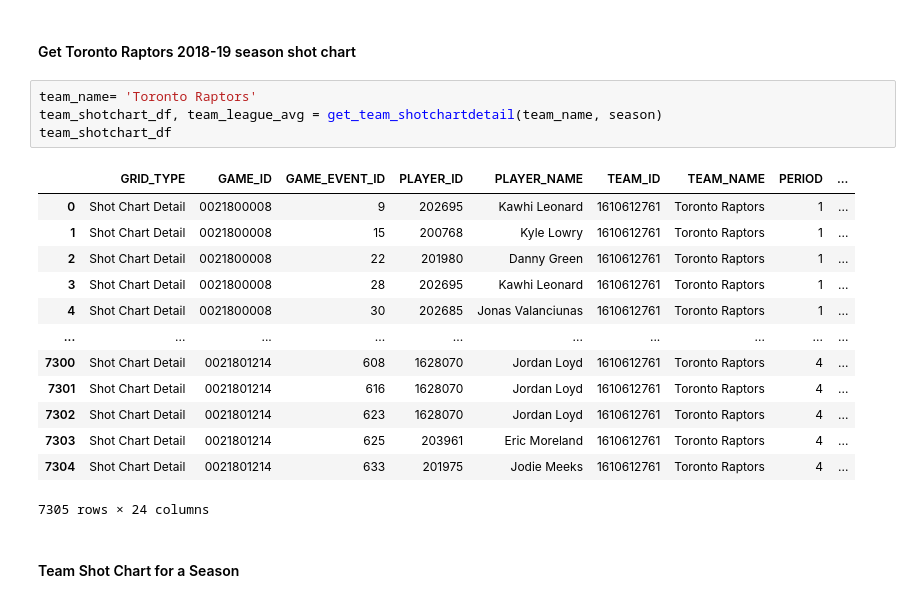
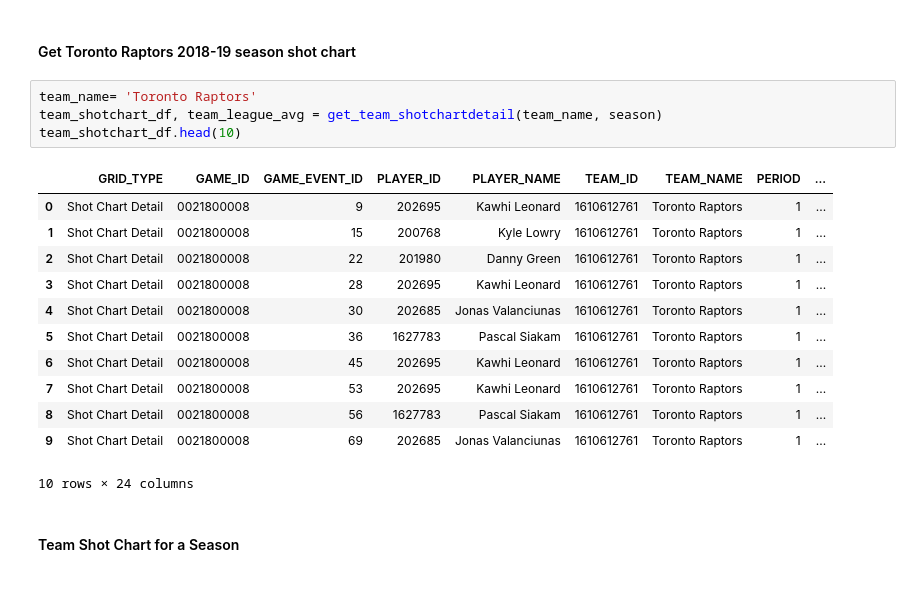
Before and after one commit to mujtabasiddiqui/nba_spatial_analysis, a Jupyter notebook: analysis/exploratory_analysis_mujtaba.ipynb, the cells around one changed output. Saved outputs shown, nothing was run; the diff lists cells and outputs as text.

```diff
--- a/analysis/exploratory_analysis_mujtaba.ipynb
+++ b/analysis/exploratory_analysis_mujtaba.ipynb
@@ -306,21 +311,20 @@ def get_team_shotchartdetail(team_name, season_id):
 # %%
 team_name= 'Toronto Raptors'
 team_shotchart_df, team_league_avg = get_team_shotchartdetail(team_name, season)
-team_shotchart_df
+team_shotchart_df.head(10)
 # %% [output]
 |  | GRID_TYPE | GAME_ID | GAME_EVENT_ID | PLAYER_ID | PLAYER_NAME | TEAM_ID | TEAM_NAME | PERIOD | ... |
 | 0 | Shot Chart Detail | 0021800008 | 9 | 202695 | Kawhi Leonard | 1610612761 | Toronto Raptors | 1 | ... |
 | 1 | Shot Chart Detail | 0021800008 | 15 | 200768 | Kyle Lowry | 1610612761 | Toronto Raptors | 1 | ... |
 | 2 | Shot Chart Detail | 0021800008 | 22 | 201980 | Danny Green | 1610612761 | Toronto Raptors | 1 | ... |
 | 3 | Shot Chart Detail | 0021800008 | 28 | 202695 | Kawhi Leonard | 1610612761 | Toronto Raptors | 1 | ... |
 | 4 | Shot Chart Detail | 0021800008 | 30 | 202685 | Jonas Valanciunas | 1610612761 | Toronto Raptors | 1 | ... |
-| ... | ... | ... | ... | ... | ... | ... | ... | ... | ... |
-| 7300 | Shot Chart Detail | 0021801214 | 608 | 1628070 | Jordan Loyd | 1610612761 | Toronto Raptors | 4 | ... |
-| 7301 | Shot Chart Detail | 0021801214 | 616 | 1628070 | Jordan Loyd | 1610612761 | Toronto Raptors | 4 | ... |
-| 7302 | Shot Chart Detail | 0021801214 | 623 | 1628070 | Jordan Loyd | 1610612761 | Toronto Raptors | 4 | ... |
-| 7303 | Shot Chart Detail | 0021801214 | 625 | 203961 | Eric Moreland | 1610612761 | Toronto Raptors | 4 | ... |
-| 7304 | Shot Chart Detail | 0021801214 | 633 | 201975 | Jodie Meeks | 1610612761 | Toronto Raptors | 4 | ... |
+| 5 | Shot Chart Detail | 0021800008 | 36 | 1627783 | Pascal Siakam | 1610612761 | Toronto Raptors | 1 | ... |
+| 6 | Shot Chart Detail | 0021800008 | 45 | 202695 | Kawhi Leonard | 1610612761 | Toronto Raptors | 1 | ... |
+| 7 | Shot Chart Detail | 0021800008 | 53 | 202695 | Kawhi Leonard | 1610612761 | Toronto Raptors | 1 | ... |
+| 8 | Shot Chart Detail | 0021800008 | 56 | 1627783 | Pascal Siakam | 1610612761 | Toronto Raptors | 1 | ... |
+| 9 | Shot Chart Detail | 0021800008 | 69 | 202685 | Jonas Valanciunas | 1610612761 | Toronto Raptors | 1 | ... |
-7305 rows × 24 columns
+10 rows × 24 columns
 # %% [markdown]
 #### Team Shot Chart for a Season
 # %%
```
Also changed, not shown: parts of 3 cells of this notebook.
